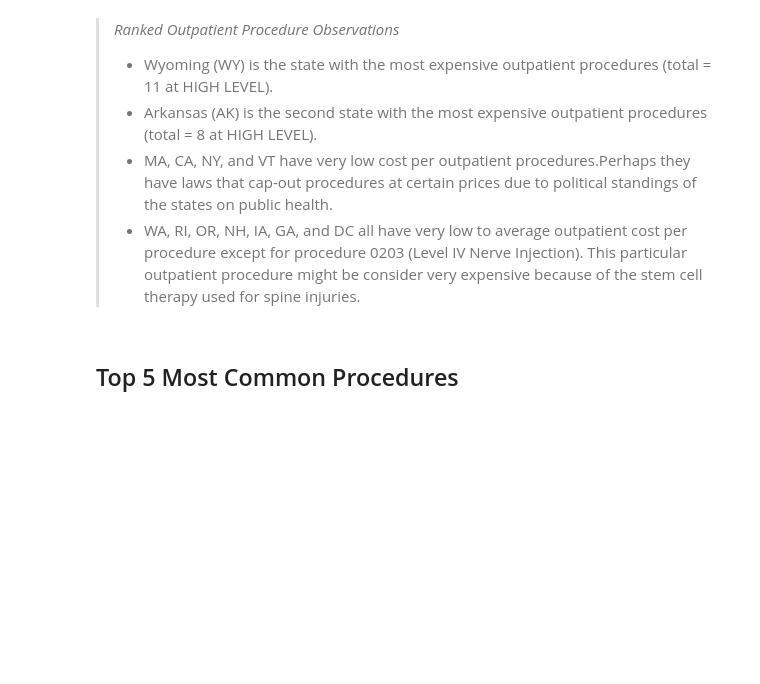
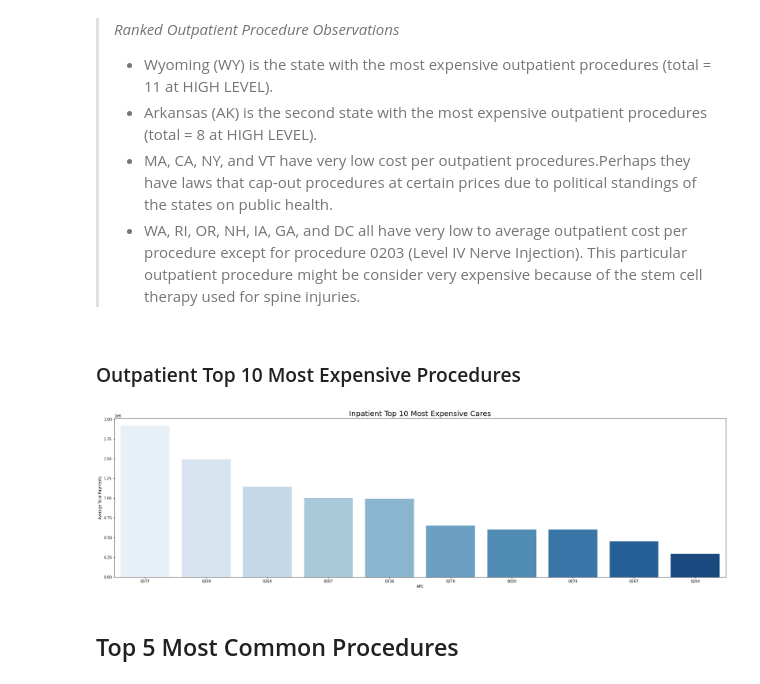
Before and after one commit to blueming-camelia/CIS6397_Project, a Jupyter notebook: outpatientData.ipynb, the cells around one changed output. Drawn from its saved outputs; the diff is of its cells as text; code cells hidden in the pictures; blank space fills up the shorter version.

Commit message:
updating outpatient to match inpatient

```diff
--- a/outpatientData.ipynb
+++ b/outpatientData.ipynb
@@ -216,6 +216,25 @@ plt.show()
 > * Arkansas (AK) is the second state with the most expensive outpatient procedures (total = 8 at HIGH LEVEL).
 > * MA, CA, NY, and VT have very low cost per outpatient procedures.Perhaps they have laws that cap-out procedures at certain prices due to political standings of the states on public health.
 > * WA, RI, OR, NH, IA, GA, and DC all have very low to average outpatient cost per procedure except for procedure 0203 (Level IV Nerve Injection). This particular outpatient procedure might be consider very expensive because of the stem cell therapy used for spine injuries.
+# %% [markdown]
+### Outpatient Top 10 Most Expensive Procedures
+# %%
+inp_group3 = outpatient_df.groupby('APC')['Average Total Payments'].sum().nlargest(10).reset_index()
+
+DRG_Def = []
+for i in inp_group3['APC']:
+    DRG_Def.append(i[0:4])
+
+inp = {'APC': DRG_Def, 'Average Total Payments': inp_group3['Average Total Payments']}
+inpatient_top10 = pd.DataFrame(data=inp)
+
+plt.figure(figsize=(30,8))
+plt.title('Inpatient Top 10 Most Expensive Cares', fontdict = {'fontsize' : 20})
+_=sns.barplot(data=inpatient_top10, x="APC", y="Average Total Payments", palette = "Blues")
+
+plt.show()
+# %% [output]
+[figure, added]
 # %% [markdown]
 ## Top 5 Most Common Procedures
 # %%
```
Also changed, not shown: 1 other file.
